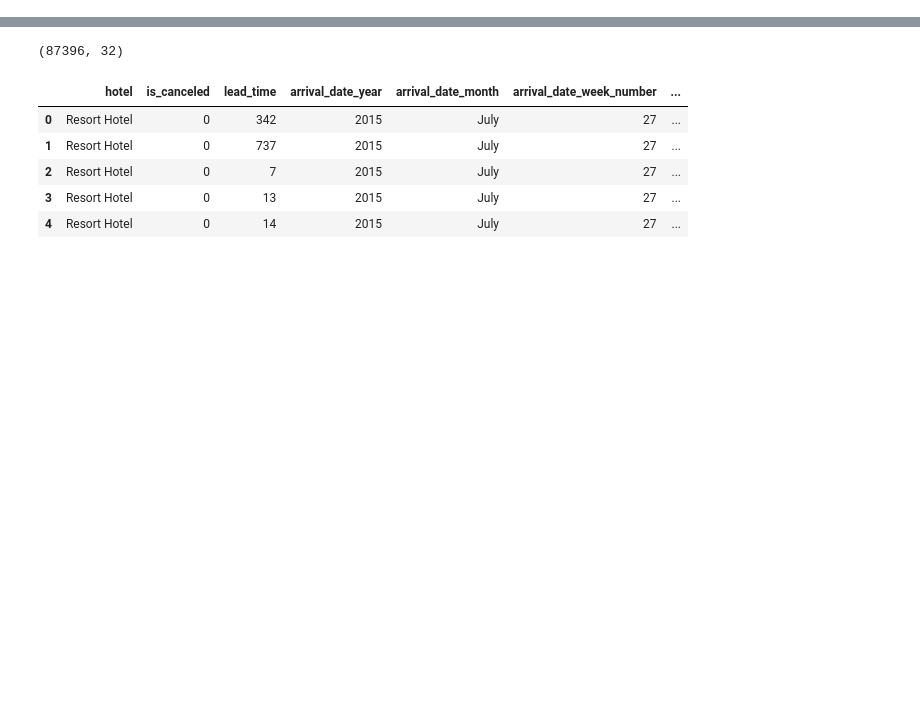
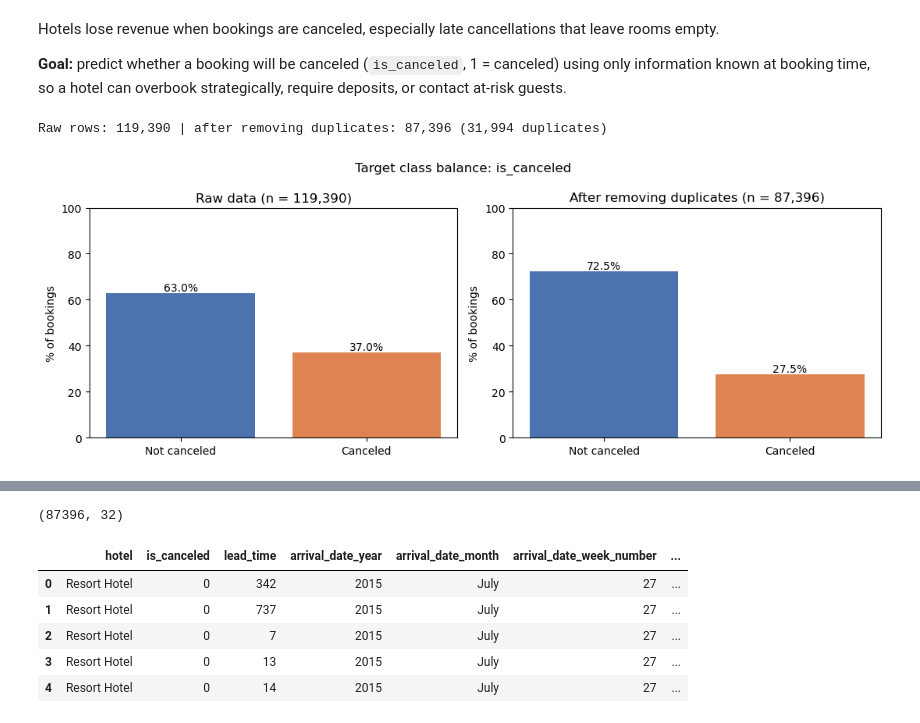
Before and after one commit to Rushilkothur/hotel_ml, a Jupyter notebook: hotel_ml.ipynb, the cells around one changed output, grey strips where cells are left out. Cells and saved outputs as stored; diff of their text form; code cells hidden in the pictures; blank space fills up the shorter version.

Commit message:
added EDA visualization with explanations

```diff
--- a/hotel_ml.ipynb
+++ b/hotel_ml.ipynb
@@ -10,3 +10,8 @@ Path to dataset files: /home/chris/.cache/kagglehub/datasets/jessemostipak/hotel
+# %% [markdown]
+Hotels lose revenue when bookings are canceled, especially late cancellations that leave rooms empty.
+
+**Goal:** predict whether a booking will be canceled (`is_canceled`, 1 = canceled) using only information
+known at booking time, so a hotel can overbook strategically, require deposits, or contact at-risk guests.
 # %%
 import pandas as pd
 import numpy as np
@@ -15,0 +25,21 @@ df = df.drop_duplicates()
+# %%
+raw = pd.read_csv(f'{path}/hotel_bookings.csv')
+eda = raw.drop_duplicates().copy()
+eda['canceled'] = eda['is_canceled'].map({0: 'Not canceled', 1: 'Canceled'})
+print(f"Raw rows: {len(raw):,} | after removing duplicates: {len(eda):,} ({len(raw) - len(eda):,} duplicates)")
+# %% [output]
+Raw rows: 119,390 | after removing duplicates: 87,396 (31,994 duplicates)
+# %%
+fig, axes = plt.subplots(1, 2, figsize=(11, 4))
+for ax, data, title in [(axes[0], raw, 'Raw data'), (axes[1], eda, 'After removing duplicates')]:
+    rates = data['is_canceled'].value_counts(normalize=True).sort_index() * 100
+    bars = ax.bar(['Not canceled', 'Canceled'], rates.values, color=['#4C72B0', '#DD8452'])
+    ax.bar_label(bars, fmt='%.1f%%')
+    ax.set_title(f'{title} (n = {len(data):,})')
+    ax.set_ylabel('% of bookings')
+    ax.set_ylim(0, 100)
+plt.suptitle('Target class balance: is_canceled')
+plt.tight_layout()
+plt.show()
+# %% [output]
+[figure, added]
```
Also changed, not shown: parts of 11 cells of this notebook.
